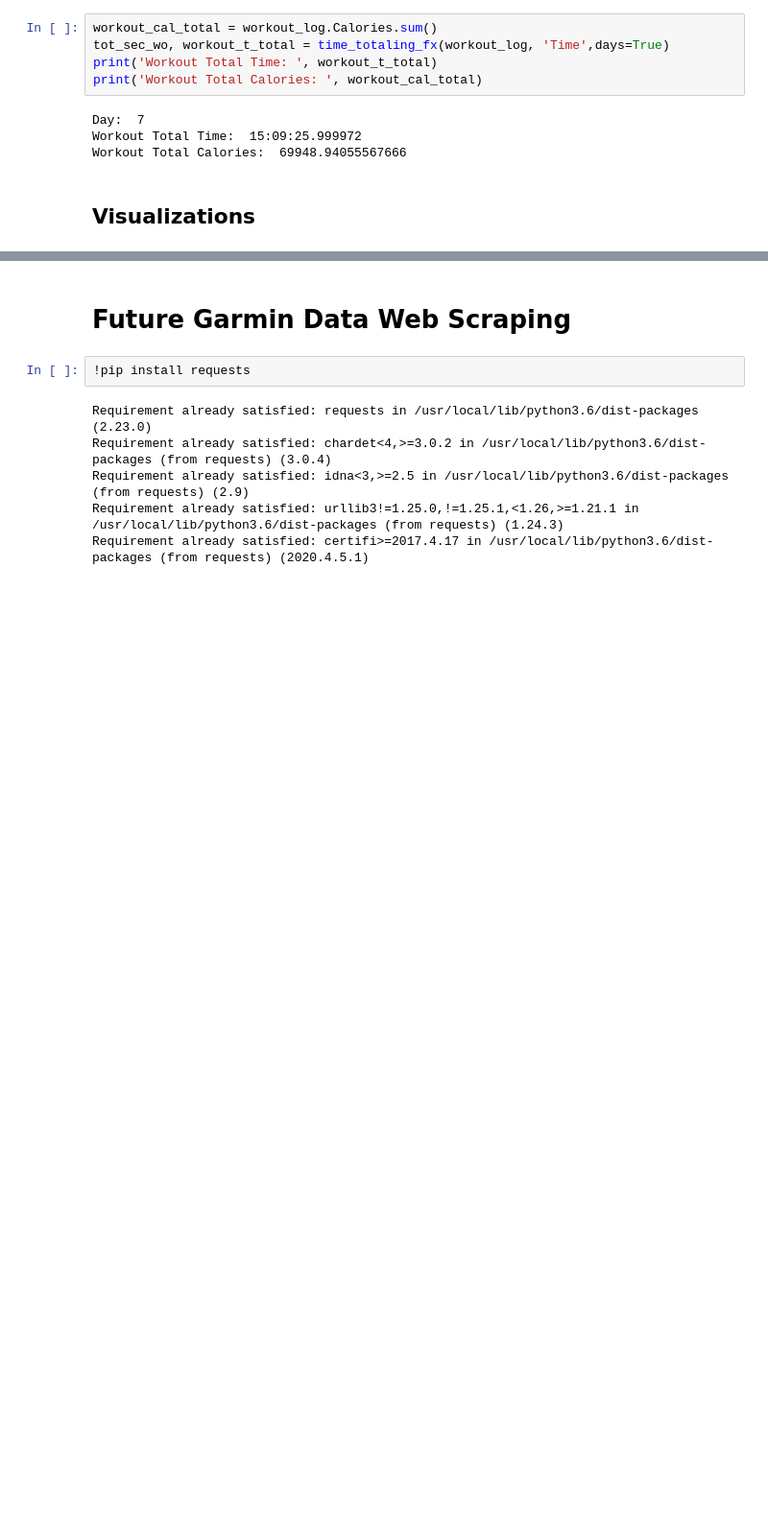
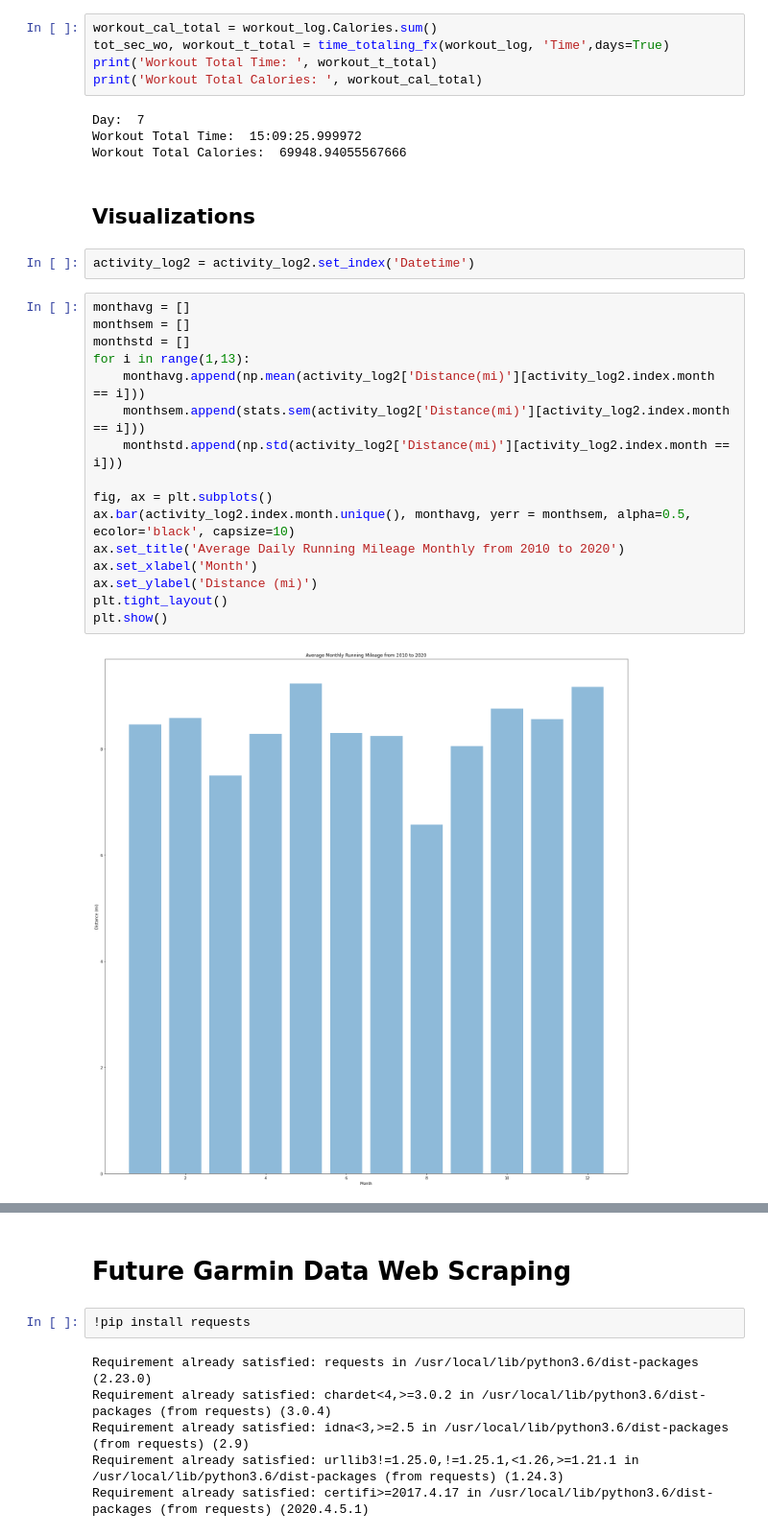
Before and after one commit to lilfetz22/Running_data, a Jupyter notebook: Running_Log.ipynb, the cells around one changed output, grey strips where cells are left out. Shown at 96% size. Saved outputs shown, nothing was run; the diff lists cells and outputs as text; blank space fills up the shorter version.

```diff
--- a/Running_Log.ipynb
+++ b/Running_Log.ipynb
@@ -1779,3 +1780,23 @@ Workout Total Time:  15:09:25.999972
 Workout Total Calories:  69948.94055567666
 # %% [markdown]
 ## Visualizations
+# %%
+activity_log2 = activity_log2.set_index('Datetime')
+# %%
+monthavg = []
+monthsem = []
+monthstd = []
+for i in range(1,13):
+    monthavg.append(np.mean(activity_log2['Distance(mi)'][activity_log2.index.month == i]))
+    monthsem.append(stats.sem(activity_log2['Distance(mi)'][activity_log2.index.month == i]))
+    monthstd.append(np.std(activity_log2['Distance(mi)'][activity_log2.index.month == i]))
+
+fig, ax = plt.subplots()
+ax.bar(activity_log2.index.month.unique(), monthavg, yerr = monthsem, alpha=0.5, ecolor='black', capsize=10)
+ax.set_title('Average Daily Running Mileage Monthly from 2010 to 2020')
+ax.set_xlabel('Month')
+ax.set_ylabel('Distance (mi)')
+plt.tight_layout()
+plt.show()
+# %% [output]
+[figure, added]
```
Also changed, not shown: parts of 7 cells of this notebook.
